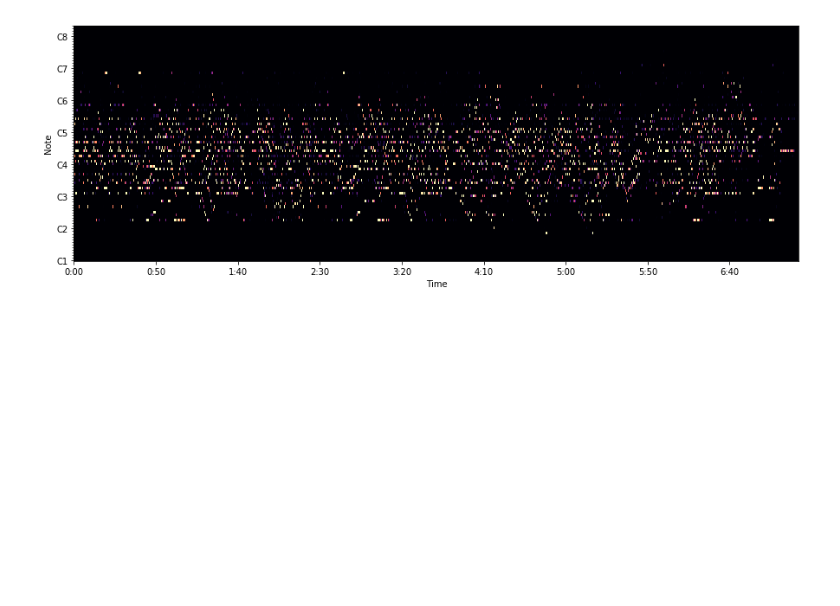
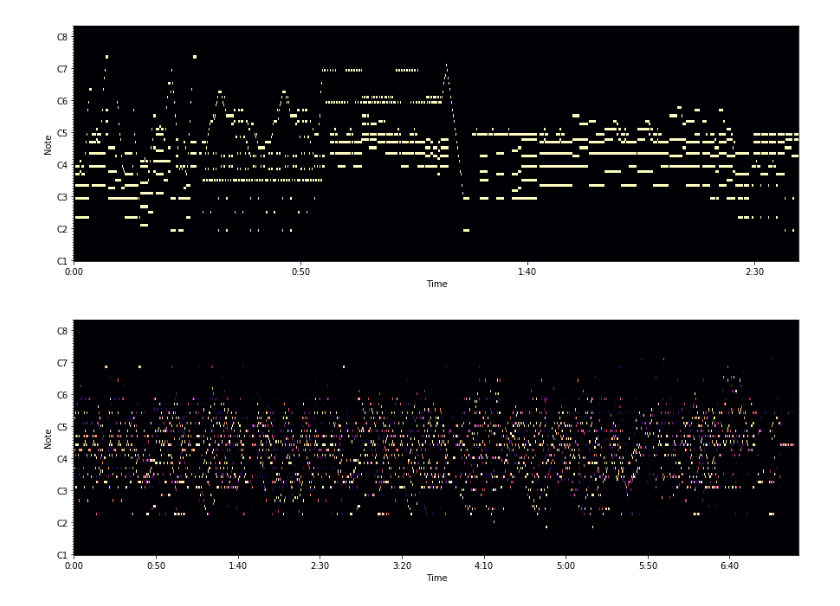
Before and after one commit to kosmels/amt_nn, a Jupyter notebook: model.ipynb, the cells around one changed output. Cells and saved outputs as stored; diff of their text form; code cells hidden in the pictures; blank space fills up the shorter version.

```diff
--- a/model.ipynb
+++ b/model.ipynb
@@ -14,3 +22,8 @@ tf.reset_default_graph()
+# %%
+config = tf.ConfigProto()
+config.gpu_options.allow_growth = True
+sess = tf.Session(config=config)
+# K.set_session(sess)
 # %%
 import preprocessing as prep
 import constants as c
@@ -200,3 +270,8 @@ Both matrices aligned to 12839 frames.
+# %%
+x = np.concatenate(batch[1], axis=0)
+prep.mp.plot_piano_roll(x.T)
+# %% [output]
+[figure, added]
 # %%
 ws2 = np.array(prep.wav_chunks[0])
 wavs_reshaped2 = np.array([w.T for w in ws2])
```
Also changed, not shown: parts of 23 cells of this notebook, 7 other files.
